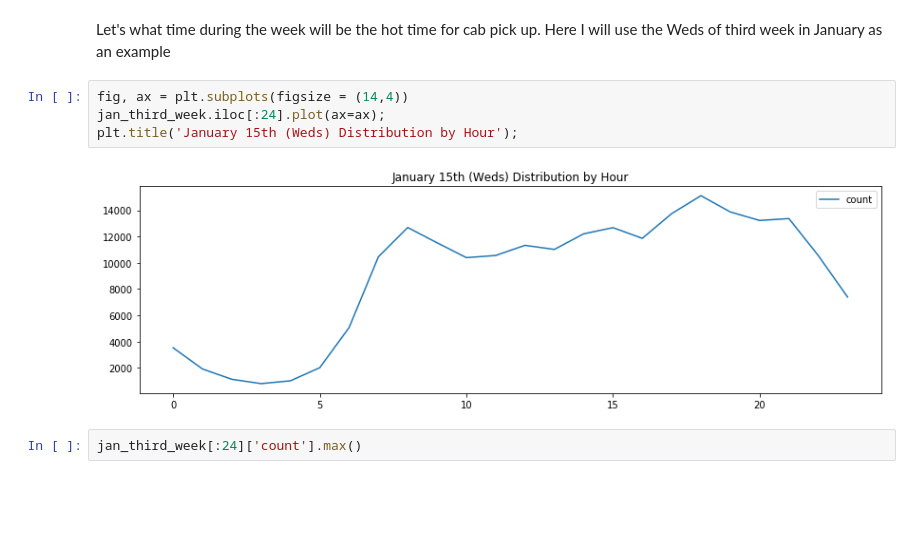
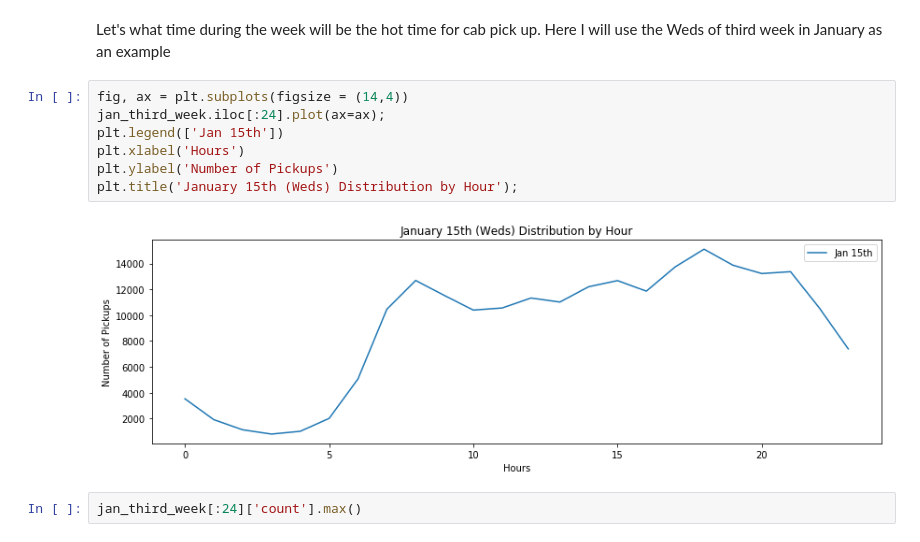
Before and after one commit to wooyounghong/Forecasting-Demand-for-NYC-Taxis, a Jupyter notebook: 02.Exploratory_Data_Analysis.ipynb, the cells around one changed output. Saved outputs shown, nothing was run; the diff lists cells and outputs as text; blank space fills up the shorter version.

```diff
--- a/02.Exploratory_Data_Analysis.ipynb
+++ b/02.Exploratory_Data_Analysis.ipynb
@@ -107,9 +107,12 @@ Let's what time during the week will be the hot time for cab pick up. Here I wil
 # %%
 fig, ax = plt.subplots(figsize = (14,4))
 jan_third_week.iloc[:24].plot(ax=ax);
+plt.legend(['Jan 15th'])
+plt.xlabel('Hours')
+plt.ylabel('Number of Pickups')
 plt.title('January 15th (Weds) Distribution by Hour');
 # %% [output]
-[figure, old version]
+[figure, new version]
 # %%
 jan_third_week[:24]['count'].max()
 # %% [output]
```
Also changed, not shown: parts of 25 cells of this notebook, 3 other files.
